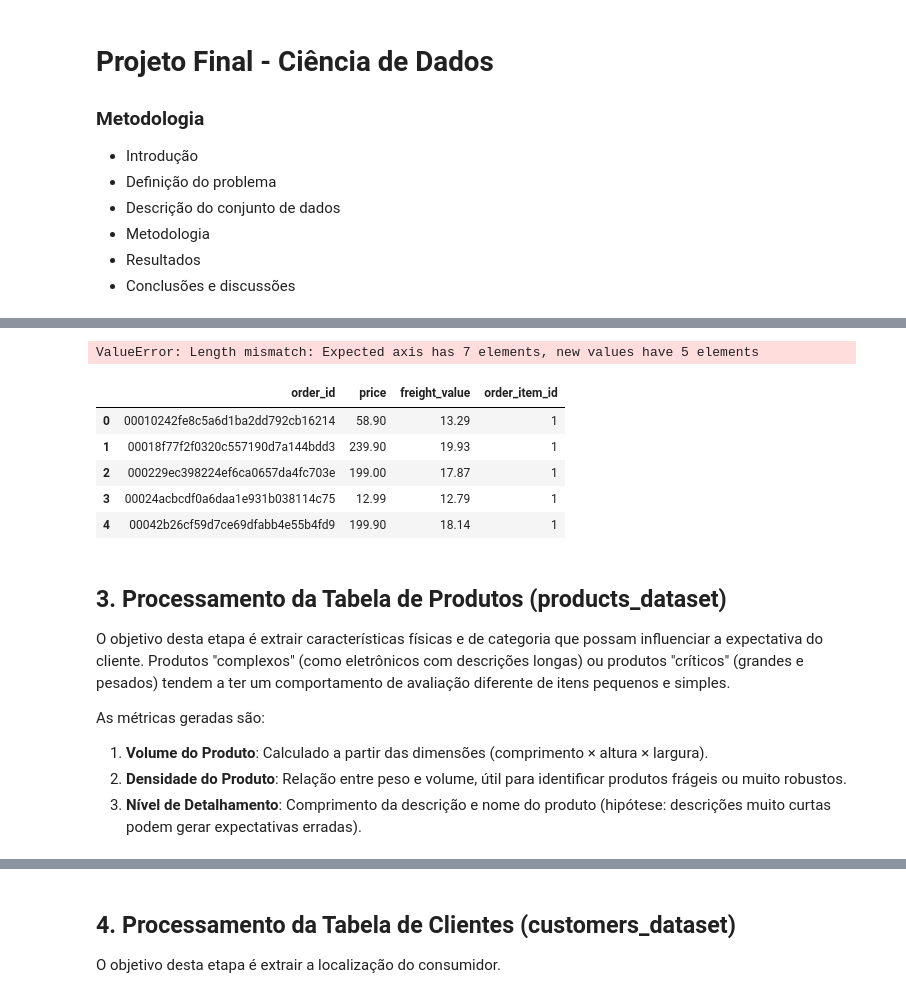
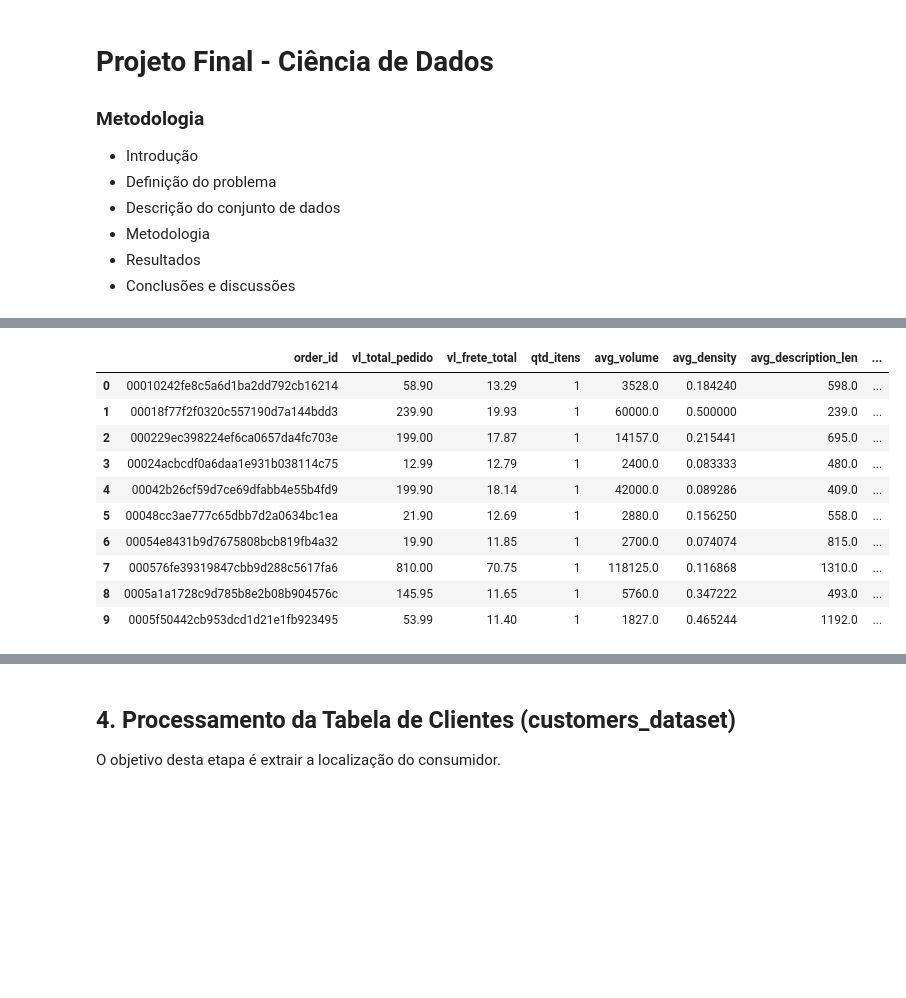
Before and after one commit to mvssilva/ecommerce-review-impact-study, a Jupyter notebook: main.ipynb, the cells around one changed output, grey strips where cells are left out. Saved outputs shown, nothing was run; the diff lists cells and outputs as text; code cells hidden in the pictures; blank space fills up the shorter version.

```diff
--- a/main.ipynb
+++ b/main.ipynb
@@ -80,0 +102,12 @@ df_final_time.head()
+# %%
+# configuração final
+df_final_products = df_prod[[
+    'product_id',
+    'product_volume_cm3',
+    'product_density',
+    'product_description_lenght',
+    'product_photos_qty'
+]].copy()
+
+# Visualizar o resultado
+df_final_products.head(10)
@@ -93,6 +140,7 @@ As métricas geradas são:
 5. **Ticket Médio por Item**: Pedidos com itens caros tendem a gerar maior ansiedade no cliente
 # %%
 # carregar dataset
-df_raw = pd.read_csv('dataset/raw/order_items_dataset.csv')
-df_processed_price = df_raw.copy()
-df_processed_price.head()
+df_items = pd.read_csv('dataset/raw/order_items_dataset.csv')
+
+# unir itens com a tabelas de produtos
+df_items_enriquecido = df_items.merge(df_final_products, on='product_id', how='left')
@@ -106,40 +147,36 @@ df_processed_price.head()
 # %%
-# agregação
-df_processed_price = df_processed_price.groupby('order_id').agg({
-    'price': 'sum',                # valor total de todos os itens
-    'freight_value': 'sum',        # valor total do frete
-    'order_item_id': 'count',      # quantidade de itens
+# agrupamento por pedido
+df_final_price = df_items_enriquecido.groupby('order_id').agg({
+    'price': 'sum',
+    'freight_value': 'sum',
+    'order_item_id': 'count',
+    'product_volume_cm3': 'mean',
+    'product_density': 'mean',
+    'product_description_lenght': 'mean',
 }).reset_index()
 # %%
 # ajustando nome colunas
-df_processed_price.columns = ['order_id', 'product_id', 'vl_total_pedido', 'vl_frete_total', 'qtd_itens']
-
+df_final_price.columns = [
+    'order_id', 'vl_total_pedido', 'vl_frete_total', 'qtd_itens',
+    'avg_volume', 'avg_density', 'avg_description_len'
+]
 # nova feature de proporcionalidade, entre o valor do pedido com o frete
-df_processed_price['ratio_frete_produto'] = df_processed_price['vl_frete_total'] / df_processed_price['vl_total_pedido']
+df_final_price['ratio_frete_produto'] = df_final_price['vl_frete_total'] / df_final_price['vl_total_pedido']
 
 # nova feature de preço médio do produto, identifica se foi uma compra de produtos caros ou muitos produtos
-df_processed_price['ticket_medio_item'] = df_processed_price['vl_total_pedido'] / df_processed_price['qtd_itens']
+df_final_price['ticket_medio_item'] = df_final_price['vl_total_pedido'] / df_final_price['qtd_itens']
+
+# Visualizar o resultado
+df_final_price.head(10)
 # %% [output]
-ValueError: Length mismatch: Expected axis has 7 elements, new values have 5 elements
+|  | order_id | vl_total_pedido | vl_frete_total | qtd_itens | avg_volume | avg_density | avg_description_len | ... |
+| 0 | 00010242fe8c5a6d1ba2dd792cb16214 | 58.90 | 13.29 | 1 | 3528.0 | 0.184240 | 598.0 | ... |
+| 1 | 00018f77f2f0320c557190d7a144bdd3 | 239.90 | 19.93 | 1 | 60000.0 | 0.500000 | 239.0 | ... |
+| 2 | 000229ec398224ef6ca0657da4fc703e | 199.00 | 17.87 | 1 | 14157.0 | 0.215441 | 695.0 | ... |
+| 3 | 00024acbcdf0a6daa1e931b038114c75 | 12.99 | 12.79 | 1 | 2400.0 | 0.083333 | 480.0 | ... |
+| 4 | 00042b26cf59d7ce69dfabb4e55b4fd9 | 199.90 | 18.14 | 1 | 42000.0 | 0.089286 | 409.0 | ... |
+| 5 | 00048cc3ae777c65dbb7d2a0634bc1ea | 21.90 | 12.69 | 1 | 2880.0 | 0.156250 | 558.0 | ... |
+| 6 | 00054e8431b9d7675808bcb819fb4a32 | 19.90 | 11.85 | 1 | 2700.0 | 0.074074 | 815.0 | ... |
+| 7 | 000576fe39319847cbb9d288c5617fa6 | 810.00 | 70.75 | 1 | 118125.0 | 0.116868 | 1310.0 | ... |
+| 8 | 0005a1a1728c9d785b8e2b08b904576c | 145.95 | 11.65 | 1 | 5760.0 | 0.347222 | 493.0 | ... |
+| 9 | 0005f50442cb953dcd1d21e1fb923495 | 53.99 | 11.40 | 1 | 1827.0 | 0.465244 | 1192.0 | ... |
-# %%
-# salvando tabela
-df_final_price = df_processed_price.copy()
-
-# Visualizar o resultado
-df_final_price.head()
-# %% [output]
-|  | order_id | price | freight_value | order_item_id |
-| 0 | 00010242fe8c5a6d1ba2dd792cb16214 | 58.90 | 13.29 | 1 |
-| 1 | 00018f77f2f0320c557190d7a144bdd3 | 239.90 | 19.93 | 1 |
-| 2 | 000229ec398224ef6ca0657da4fc703e | 199.00 | 17.87 | 1 |
-| 3 | 00024acbcdf0a6daa1e931b038114c75 | 12.99 | 12.79 | 1 |
-| 4 | 00042b26cf59d7ce69dfabb4e55b4fd9 | 199.90 | 18.14 | 1 |
-# %% [markdown]
-## 3. Processamento da Tabela de Produtos (products_dataset)
-
-O objetivo desta etapa é extrair características físicas e de categoria que possam influenciar a expectativa do cliente. Produtos "complexos" (como eletrônicos com descrições longas) ou produtos "críticos" (grandes e pesados) tendem a ter um comportamento de avaliação diferente de itens pequenos e simples.
-
-As métricas geradas são:
-1. **Volume do Produto**: Calculado a partir das dimensões (comprimento × altura × largura).
-2. **Densidade do Produto**: Relação entre peso e volume, útil para identificar produtos frágeis ou muito robustos.
-3. **Nível de Detalhamento**: Comprimento da descrição e nome do produto (hipótese: descrições muito curtas podem gerar expectativas erradas).
```
Also changed, not shown: parts of 26 cells of this notebook.
